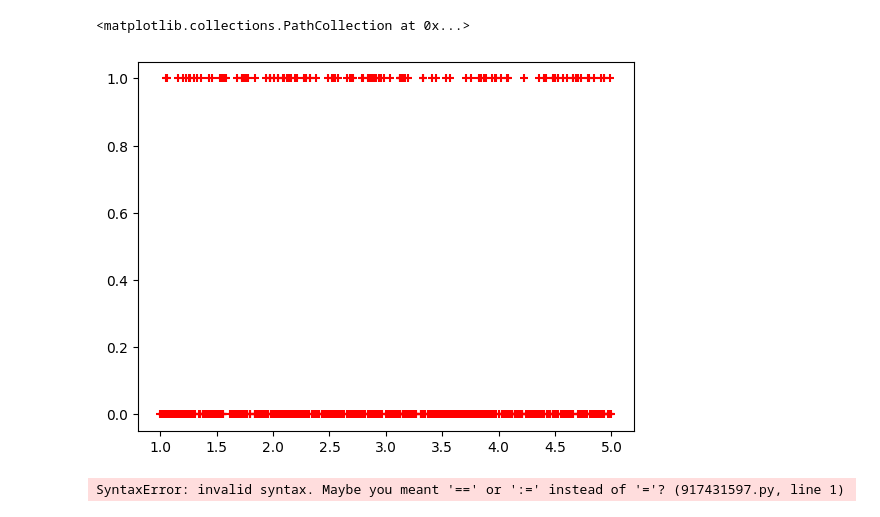
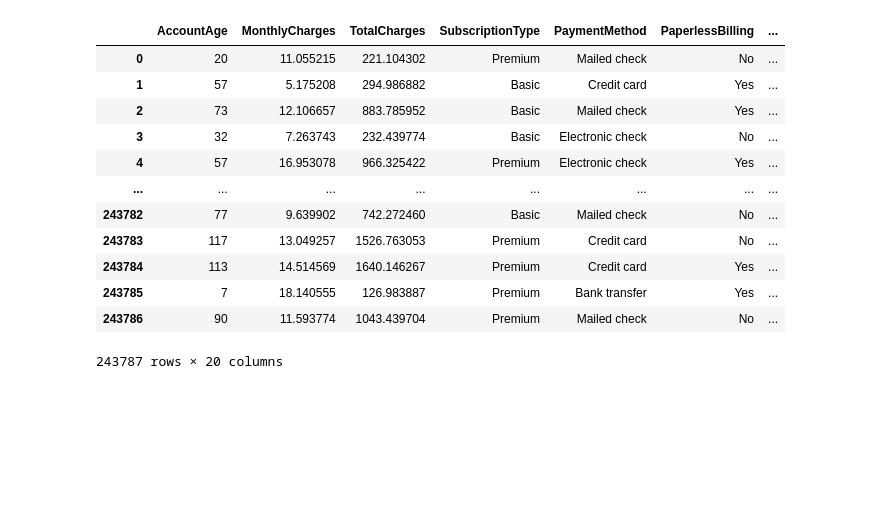
Before and after one commit to WillHDev/Netlfix_Customer_Churn, a Jupyter notebook: main.ipynb, the cells around one changed output. Saved outputs shown, nothing was run; the diff lists cells and outputs as text; code cells hidden in the pictures; blank space fills up the shorter version.

Commit message:
splitting dataset

```diff
--- a/main.ipynb
+++ b/main.ipynb
@@ -8,8 +0,0 @@ from matplotlib import pyplot as plt
-# %%
-df = pd.read_csv('Subscription_Service_Churn_Dataset.csv')
-
-df.head()
-plt.scatter(df.UserRating,df.Churn,marker='+',color='red')
-# %% [output]
-<matplotlib.collections.PathCollection at 0x...>
-[figure, removed]
@@ -19,21 +1,25 @@ plt.scatter(df.UserRating,df.Churn,marker='+',color='red')
-# %%
-# 1TODO:  lookup:
-
-#  when splittingdata into x and y for analysis, how do I set y equal to the
-# 'Churn' column and x equal to all the other columns?
-
-X = df.drop['Churn', axis=1]
-y = df['Churn']
-
-# Split the data into training and testing sets
-# test_size specifies the proportion of the dataset to include in the test split
-# random_state ensures reproducibility of the split
-X_train, X_test, y_train, y_test = train_test_split(X, y, test_size=0.2, random_state=42)
-
-# Print the shapes of the resulting sets
-print(f"X_train shape: {X_train.shape}")
-print(f"X_test shape: {X_test.shape}")
-print(f"y_train shape: {y_train.shape}")
-print(f"y_test shape: {y_test.shape}")
-# %% [output]
-SyntaxError: invalid syntax. Maybe you meant '==' or ':=' instead of '='? (917431597.py, line 1)
+# %%
+# Logistic Regression
+import pandas as pd
+import numpy as np
+
+
+df = pd.read_csv('train.csv')
+df.dtypes
+
+df = df.drop('CustomerID', axis=1)
+df
+# %% [output]
+|  | AccountAge | MonthlyCharges | TotalCharges | SubscriptionType | PaymentMethod | PaperlessBilling | ... |
+| 0 | 20 | 11.055215 | 221.104302 | Premium | Mailed check | No | ... |
+| 1 | 57 | 5.175208 | 294.986882 | Basic | Credit card | Yes | ... |
+| 2 | 73 | 12.106657 | 883.785952 | Basic | Mailed check | Yes | ... |
+| 3 | 32 | 7.263743 | 232.439774 | Basic | Electronic check | No | ... |
+| 4 | 57 | 16.953078 | 966.325422 | Premium | Electronic check | Yes | ... |
+| ... | ... | ... | ... | ... | ... | ... | ... |
+| 243782 | 77 | 9.639902 | 742.272460 | Basic | Mailed check | No | ... |
+| 243783 | 117 | 13.049257 | 1526.763053 | Premium | Credit card | No | ... |
+| 243784 | 113 | 14.514569 | 1640.146267 | Premium | Credit card | Yes | ... |
+| 243785 | 7 | 18.140555 | 126.983887 | Premium | Bank transfer | Yes | ... |
+| 243786 | 90 | 11.593774 | 1043.439704 | Premium | Mailed check | No | ... |
+243787 rows × 20 columns
```
Also changed, not shown: parts of 6 cells of this notebook, 1 other file.
